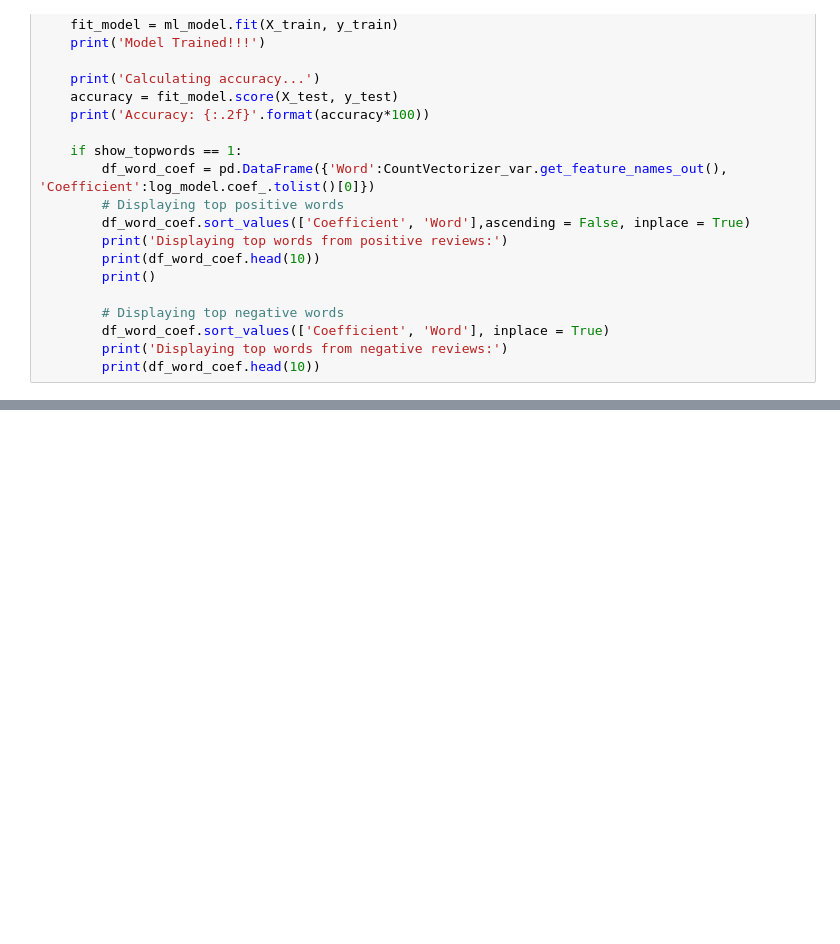
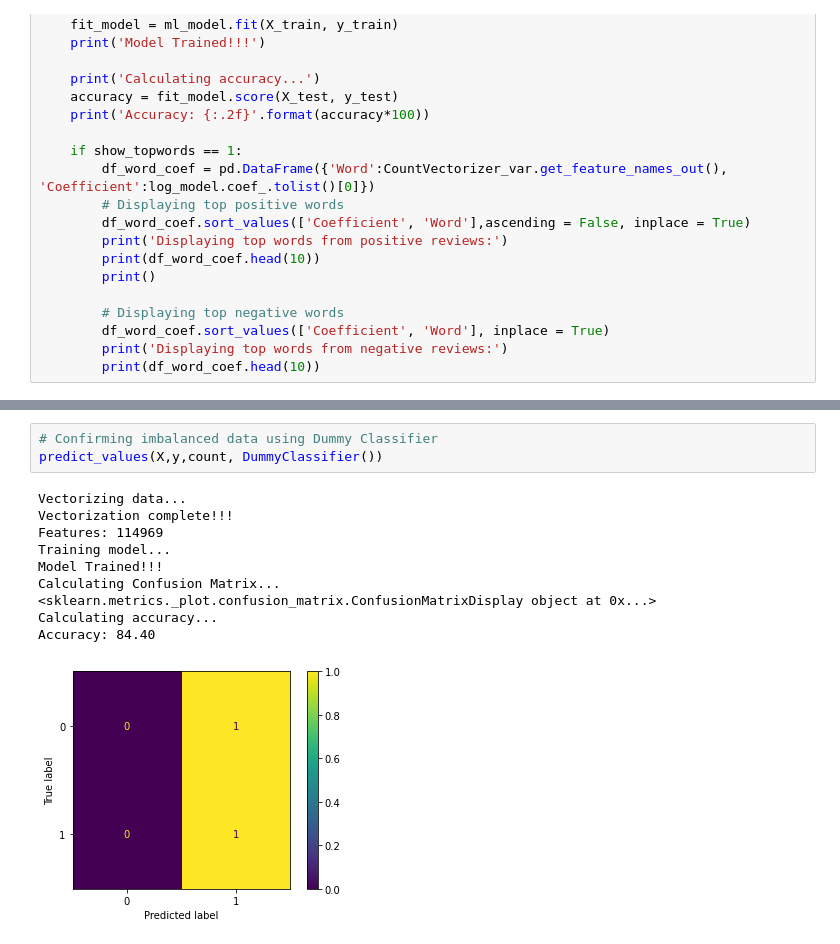
Before and after one commit to anna-jones/Amazon-Customer-Review-Analysis, a Jupyter notebook: code.ipynb, the cells around one changed output, grey strips where cells are left out. Cells and saved outputs as stored; diff of their text form; blank space fills up the shorter version.

Commit message:
-Fifth commit-
Implemented:
Dummy Classifier
Oversampling
TF-IDF vectors with Logistic Regression

```diff
--- a/code.ipynb
+++ b/code.ipynb
@@ -282,0 +301,14 @@ Accuracy: 93.66
+# %%
+# Confirming imbalanced data using Dummy Classifier
+predict_values(X,y,count, DummyClassifier())
+# %% [output]
+Vectorizing data...
+Vectorization complete!!!
+Features: 114969
+Training model...
+Model Trained!!!
+Calculating Confusion Matrix...
+<sklearn.metrics._plot.confusion_matrix.ConfusionMatrixDisplay object at 0x...>
+Calculating accuracy...
+Accuracy: 84.40
+[figure, added]
```
Also changed, not shown: parts of 15 cells of this notebook, 1 other file.
